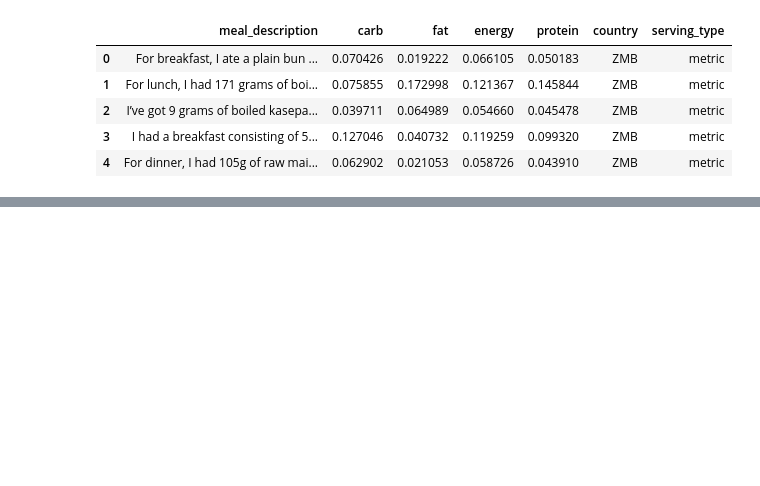
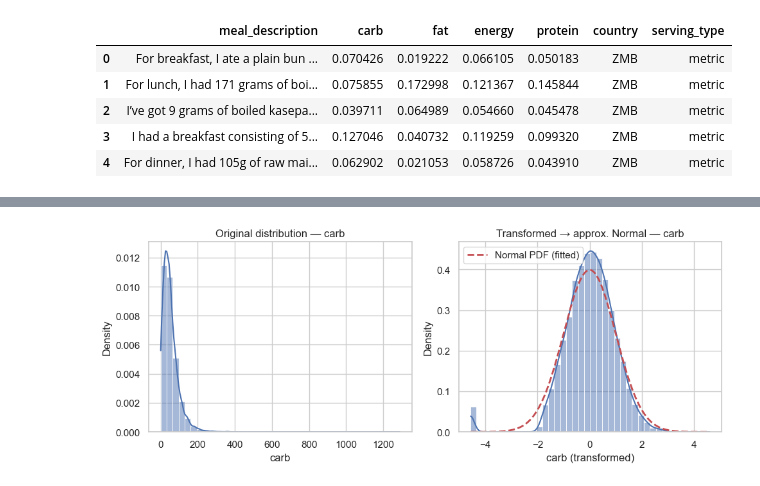
Before and after one commit to Ehsunpy/Pattern_Recognition, a Jupyter notebook: my_dataset.ipynb, the cells around one changed output, grey strips where cells are left out. Saved outputs shown, nothing was run; the diff lists cells and outputs as text; code cells hidden in the pictures; blank space fills up the shorter version.

```diff
--- a/my_dataset.ipynb
+++ b/my_dataset.ipynb
@@ -263,0 +258,86 @@ for col in numeric_features:
+# %%
+import seaborn as sns
+from scipy import stats
+from sklearn.preprocessing import QuantileTransformer, StandardScaler
+from sklearn.pipeline import make_pipeline
+numeric_cols = ['carb', 'fat', 'energy', 'protein']
+data = df[numeric_cols].copy().dropna().reset_index(drop=True)
+
+print("Rows used:", len(data))
+print("\nBasic descriptive stats (original):")
+print(data.describe().T[['mean','std','min','max']])
+
+# 3) Compute skew/kurtosis before transform
+skew_before = data.skew()
+kurt_before = data.kurtosis()
+print("\nSkewness (before):")
+print(skew_before)
+print("\nKurtosis (before):")
+print(kurt_before)
+
+# 4) Build transformer: QuantileTransformer -> StandardScaler
+# - n_quantiles: set to min(1000, n_samples) (default in sklearn is 1000)
+# - output_distribution='normal': map empirical quantiles to normal quantiles
+n_samples = data.shape[0]
+n_q = min(1000, n_samples)
+qt = QuantileTransformer(n_quantiles=n_q, output_distribution='normal', random_state=0)
+scaler = StandardScaler()
+pipe = make_pipeline(qt, scaler)
+
+# Fit-transform numeric columns (returns numpy array)
+transformed_arr = pipe.fit_transform(data.values)
+transformed = pd.DataFrame(transformed_arr, columns=numeric_cols)
+
+# 5) Descriptives after transform
+print("\nDescriptive stats (after QuantileTransformer + StandardScaler):")
+print(transformed.describe().T[['mean','std','min','max']])
+
+skew_after = transformed.skew()
+kurt_after = transformed.kurtosis()
+print("\nSkewness (after):")
+print(skew_after)
+print("\nKurtosis (after):")
+print(kurt_after)
+
+# 6) Plot: for each column show before vs after (hist + KDE). Overlay normal PDF on transformed.
+for col in numeric_cols:
+    plt.figure(figsize=(10,4))
+    # Left: original
+    plt.subplot(1,2,1)
+    sns.histplot(data[col], kde=True, stat="density", bins=40)
+    plt.title(f"Original distribution — {col}")
+    plt.xlabel(col)
+    plt.ylabel("Density")
+
+    # Right: transformed
+    plt.subplot(1,2,2)
+    sns.histplot(transformed[col], kde=True, stat="density", bins=40)
+    # overlay theoretical normal using empirical mean/std of transformed data
+    mu, sigma = transformed[col].mean(), transformed[col].std()
+    x = np.linspace(transformed[col].min(), transformed[col].max(), 300)
+    plt.plot(x, stats.norm.pdf(x, mu, sigma), 'r--', lw=2, label='Normal PDF (fitted)')
+    plt.title(f"Transformed → approx. Normal — {col}")
+    plt.xlabel(f"{col} (transformed)")
+    plt.legend()
+    plt.tight_layout()
+    plt.show()
+
+# 7) Optional: show QQ-plots (before and after) to visually inspect normality
+import matplotlib.pyplot as plt
+for col in numeric_cols:
+    plt.figure(figsize=(10,4))
+    plt.subplot(1,2,1)
+    stats.probplot(data[col].dropna(), dist="norm", plot=plt)
+    plt.title(f"QQ-plot Original — {col}")
+
+    plt.subplot(1,2,2)
+    stats.probplot(transformed[col].dropna(), dist="norm", plot=plt)
+    plt.title(f"QQ-plot Transformed — {col}")
+
+    plt.tight_layout()
+    plt.show()
+
+# 8) Note about statistical normality testing (optional):
+# For very large n, tests like Shapiro-Wilk are extremely sensitive (they often reject normality).
+# Visual checks (hist+KDE, QQ plot) and skew/kurtosis numbers are usually more informative.
+# %% [output]
@@ -263,0 +361 @@ for col in numeric_features:
+[figure, added]
```
Also changed, not shown: parts of 8 cells of this notebook.
